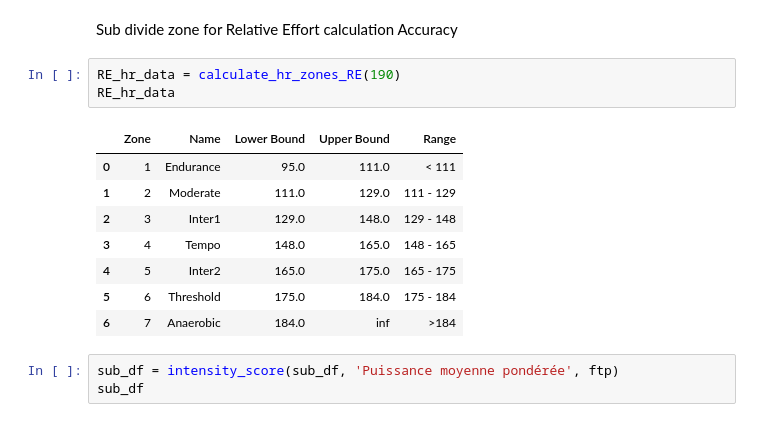
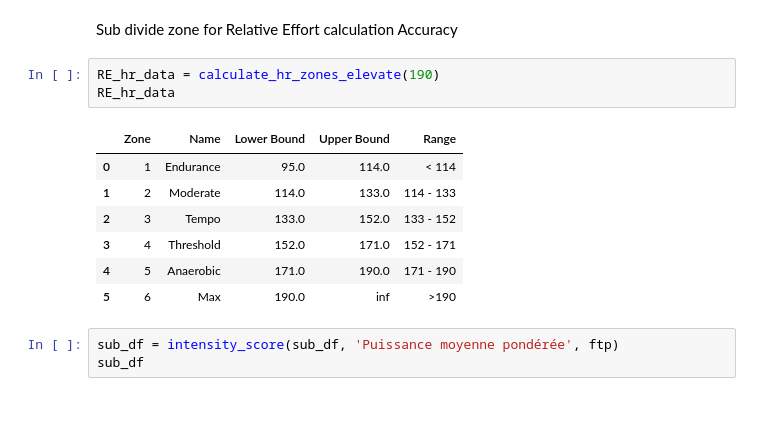
Before and after one commit to chachouswim2/cycling-hour-record, a Jupyter notebook: athlete_profile.ipynb, the cells around one changed output. Saved outputs shown, nothing was run; the diff lists cells and outputs as text.

```diff
--- a/athlete_profile.ipynb
+++ b/athlete_profile.ipynb
@@ -92,17 +92,16 @@ hr_data
 # %% [markdown]
 Sub divide zone for Relative Effort calculation Accuracy
 # %%
-RE_hr_data = calculate_hr_zones_RE(190)
+RE_hr_data = calculate_hr_zones_elevate(190)
 RE_hr_data
 # %% [output]
 |  | Zone | Name | Lower Bound | Upper Bound | Range |
-| 0 | 1 | Endurance | 95.0 | 111.0 | < 111 |
-| 1 | 2 | Moderate | 111.0 | 129.0 | 111 - 129 |
-| 2 | 3 | Inter1 | 129.0 | 148.0 | 129 - 148 |
-| 3 | 4 | Tempo | 148.0 | 165.0 | 148 - 165 |
-| 4 | 5 | Inter2 | 165.0 | 175.0 | 165 - 175 |
-| 5 | 6 | Threshold | 175.0 | 184.0 | 175 - 184 |
-| 6 | 7 | Anaerobic | 184.0 | inf | >184 |
+| 0 | 1 | Endurance | 95.0 | 114.0 | < 114 |
+| 1 | 2 | Moderate | 114.0 | 133.0 | 114 - 133 |
+| 2 | 3 | Tempo | 133.0 | 152.0 | 133 - 152 |
+| 3 | 4 | Threshold | 152.0 | 171.0 | 152 - 171 |
+| 4 | 5 | Anaerobic | 171.0 | 190.0 | 171 - 190 |
+| 5 | 6 | Max | 190.0 | inf | >190 |
 # %%
 sub_df = intensity_score(sub_df, 'Puissance moyenne pondérée', ftp)
 sub_df
```
Also changed, not shown: parts of 3 cells of this notebook, 18 other files.
